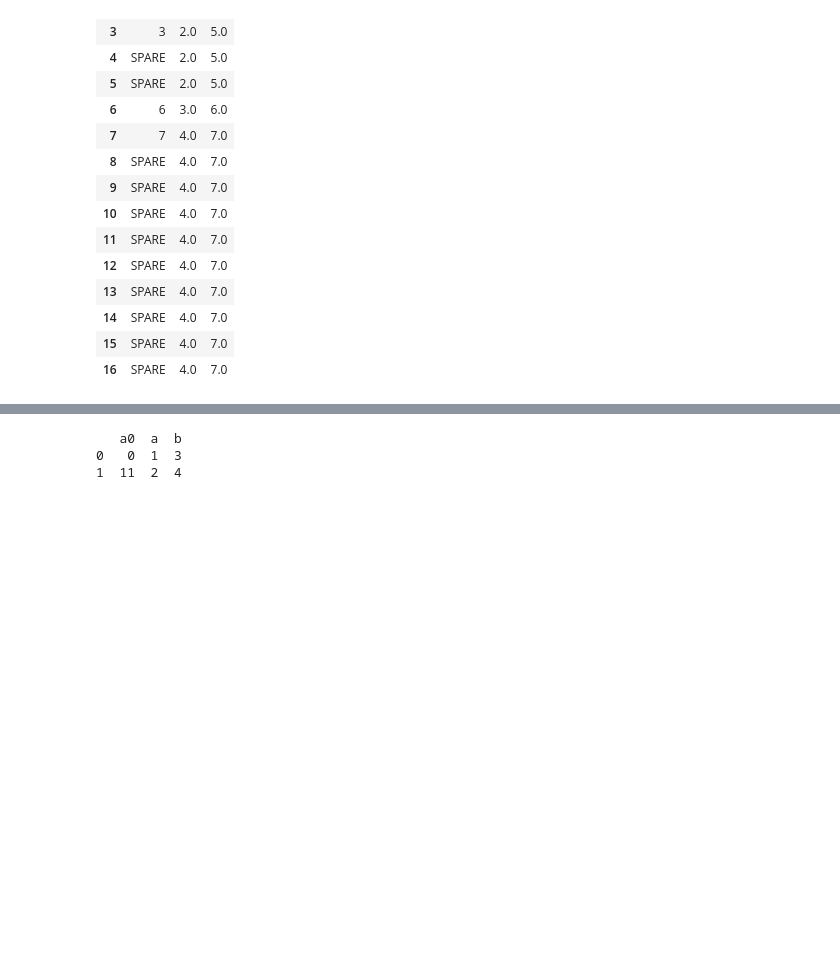
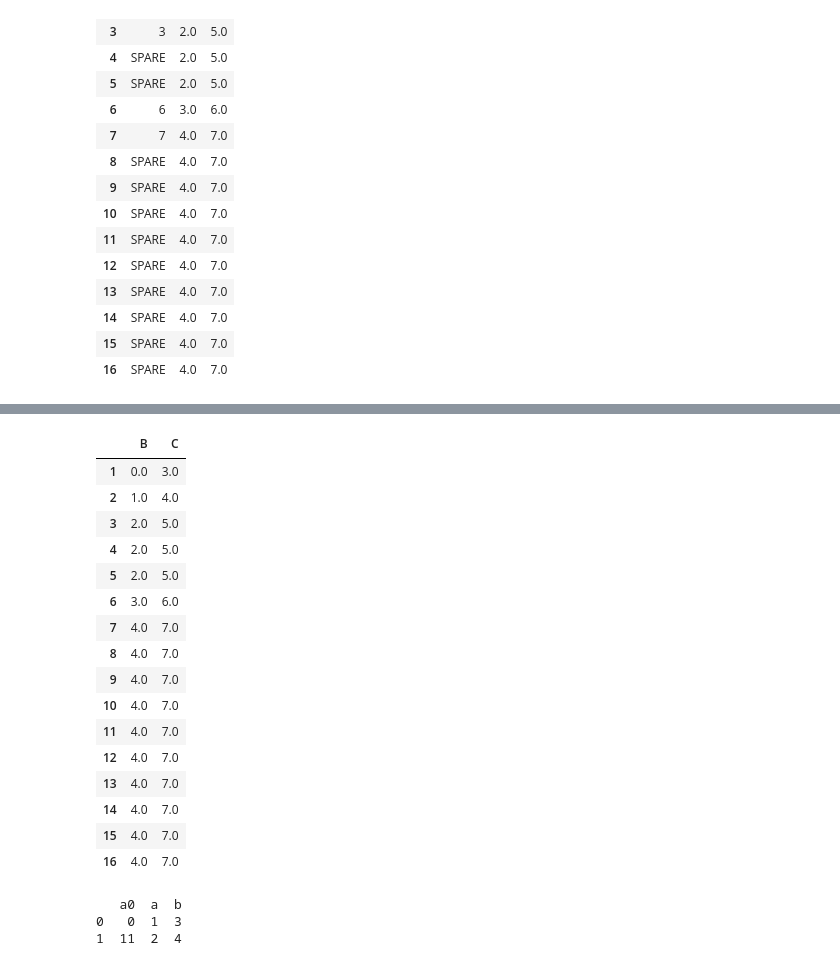
Before and after one commit to sashnat/pandas-practice, a Jupyter notebook: insert missing rows.ipynb, the cells around one changed output, grey strips where cells are left out. Saved outputs shown, nothing was run; the diff lists cells and outputs as text; code cells hidden in the pictures; blank space fills up the shorter version.

```diff
--- a/insert missing rows.ipynb
+++ b/insert missing rows.ipynb
@@ -150,3 +187,23 @@ df2.head(100)
+# %%
+df2.drop('A',1) # удалить столбец А по оси axis = 1
+# %% [output]
+|  | B | C |
+| 1 | 0.0 | 3.0 |
+| 2 | 1.0 | 4.0 |
+| 3 | 2.0 | 5.0 |
+| 4 | 2.0 | 5.0 |
+| 5 | 2.0 | 5.0 |
+| 6 | 3.0 | 6.0 |
+| 7 | 4.0 | 7.0 |
+| 8 | 4.0 | 7.0 |
+| 9 | 4.0 | 7.0 |
+| 10 | 4.0 | 7.0 |
+| 11 | 4.0 | 7.0 |
+| 12 | 4.0 | 7.0 |
+| 13 | 4.0 | 7.0 |
+| 14 | 4.0 | 7.0 |
+| 15 | 4.0 | 7.0 |
+| 16 | 4.0 | 7.0 |
 # %%
 #  Some tips and exercises below
 df_0 = pd.DataFrame({'a0': [0, 11],'a': [1, 2],'b': [3, 4]})
```
Also changed, not shown: parts of 3 cells of this notebook.
